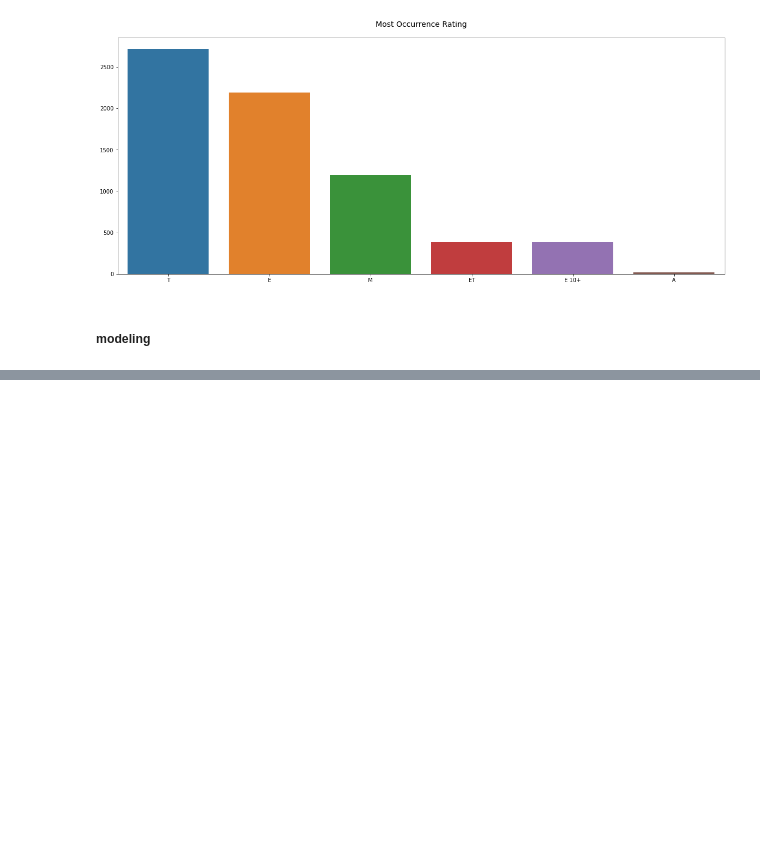
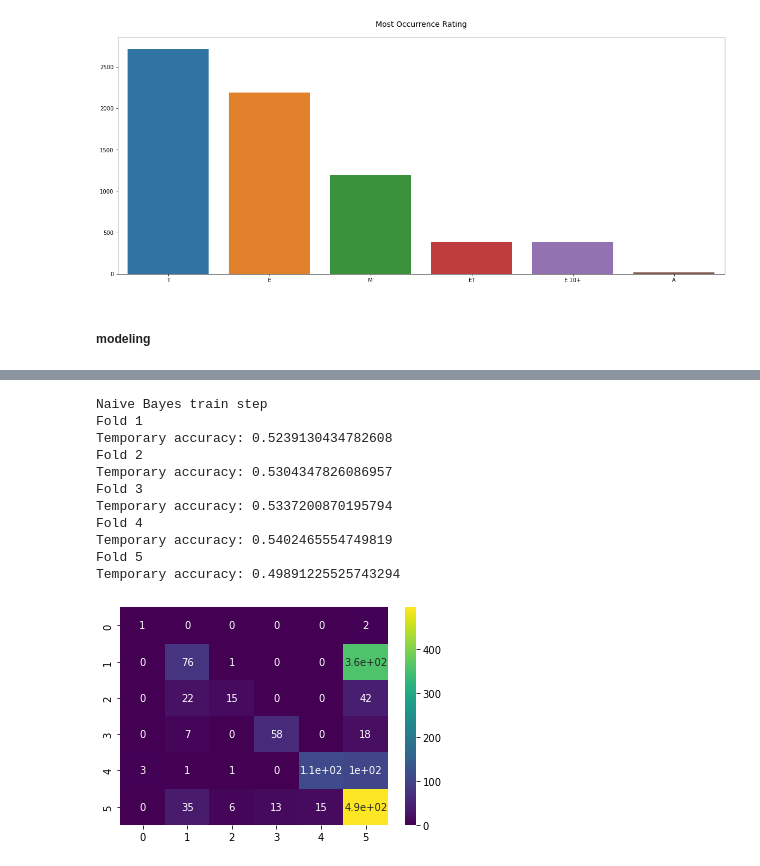
Before and after one commit to JuJu222/ESRB_Classification, a Jupyter notebook: ESRB Rating Classifier.ipynb, the cells around one changed output, grey strips where cells are left out. Saved outputs shown, nothing was run; the diff lists cells and outputs as text; code cells hidden in the pictures; blank space fills up the shorter version.

Commit message:
Update model training

```diff
--- a/ESRB Rating Classifier.ipynb
+++ b/ESRB Rating Classifier.ipynb
@@ -433,5 +436,7 @@ plt.show()
 # %%
 X = df.drop(['title', 'esrb_rating'], axis=1)
 y = df.loc[:, 'esrb_rating']
+# %%
+X_train, X_test, y_train, y_test = train_test_split(X, y, test_size=.2, random_state=32)
 # %% [markdown]
 ##### modeling
@@ -438 +445,21 @@ y = df.loc[:, 'esrb_rating']
+# %%
+def train_step(model, param_grid, algo, fold, cv=cv):
+    grid_search = GridSearchCV(model, param_grid=param_grid, cv=10)
+    grid_search.fit(X_train, y_train)
+
+    if algo == 'knn':
+        model_ = KNeighborsClassifier(**grid_search.best_params_)
+    elif algo == 'naive':
+        model_ = MultinomialNB(**grid_search.best_params_)
+    elif algo == 'svm':
+        model_ = SVC(**grid_search.best_params_)
+    elif algo == 'decision':
+        model_ = DecisionTreeClassifier(**grid_search.best_params_)
+    elif algo == 'random':
+        model_ = RandomForestClassifier(**grid_search.best_params)
+
+    model_.fit(X_train_temp, y_train_temp)
+    return model_
+# %%
+model_metric = pd.DataFrame()
 # %%
@@ -536,0 +494,34 @@ Random Forest accuracy: 0.6598984771573604
+# %%
+print('Naive Bayes train step')
+for i, (train_index, val_index) in enumerate(cv.split(X, y)):
+    print('Fold {}'.format(i+1))
+    X_train_temp, X_val_temp = X.iloc[train_index], X.iloc[val_index]
+    y_train_temp, y_val_temp = y.iloc[train_index], y.iloc[val_index]
+    model = train_step(
+        MultinomialNB(),
+        param_grid={'alpha': [0.01, 0.1, 0.5, 1.0, 10.0], 'fit_prior': [True, False], 'class_prior': [None, [0.1,] * 6]},
+        fold=i,
+        algo='naive'
+    )
+    print('Temporary accuracy:', model.score(X_val_temp, y_val_temp))
+yhat = model.predict(X_test)
+cm = confusion_matrix(y_test, yhat)
+sns.heatmap(cm, annot=True, cmap='viridis')
+plt.show()
+model_metric.loc['naive_bayes', 'accuracy'] = accuracy_score(y_test, yhat)
+model_metric.loc['naive_bayes', 'precision'] = precision_score(y_test, yhat, average='weighted', zero_division=1)
+model_metric.loc['naive_bayes', 'recall'] = recall_score(y_test, yhat, average='weighted', zero_division=1)
+model_metric.loc['naive_bayes', 'f1-score'] = f1_score(y_test, yhat, average='weighted', zero_division=1)
+# %% [output]
+Naive Bayes train step
+Fold 1
+Temporary accuracy: 0.5239130434782608
+Fold 2
+Temporary accuracy: 0.5304347826086957
+Fold 3
+Temporary accuracy: 0.5337200870195794
+Fold 4
+Temporary accuracy: 0.5402465554749819
+Fold 5
+Temporary accuracy: 0.49891225525743294
+[figure, added]
```
Also changed, not shown: parts of 7 cells of this notebook.
